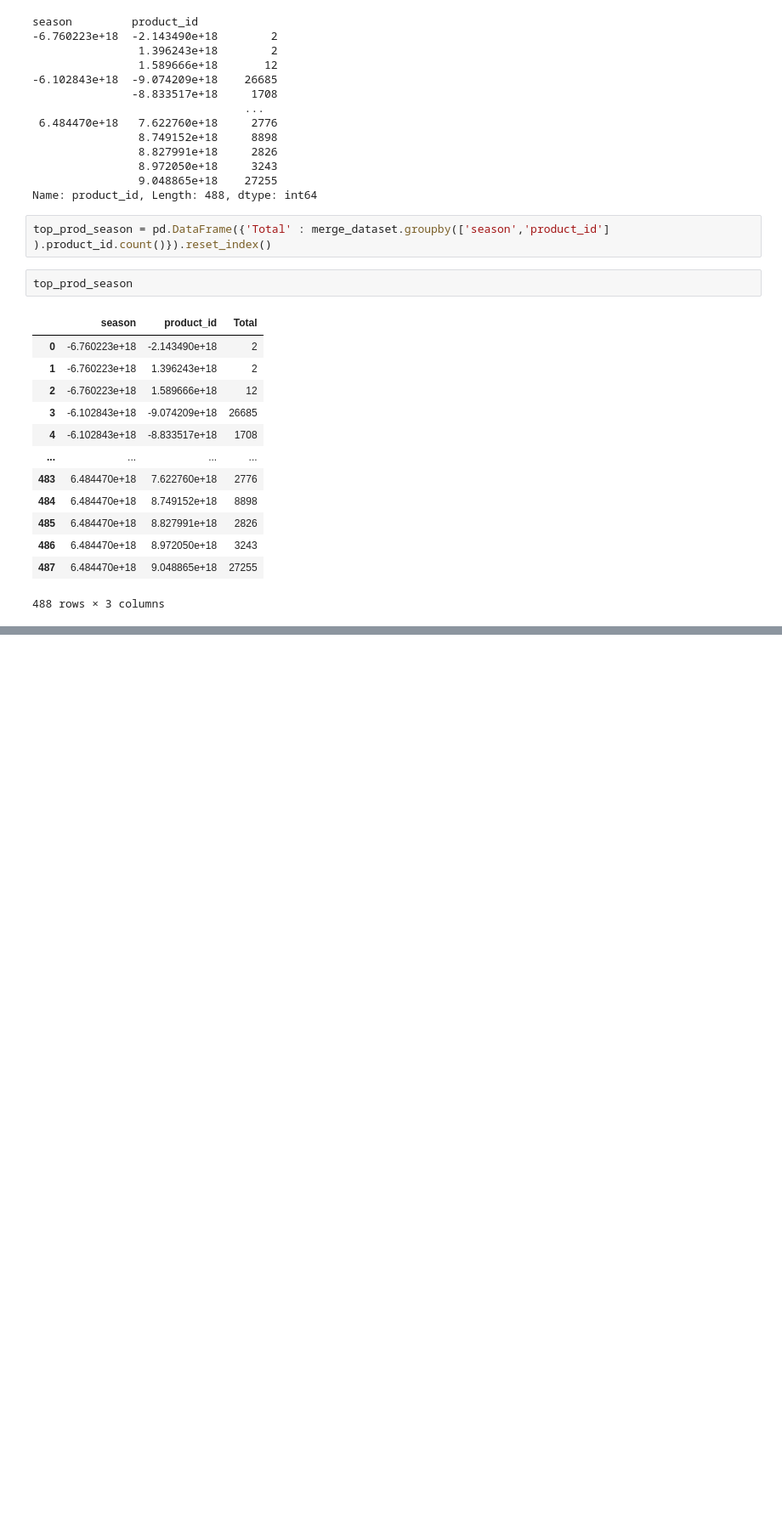
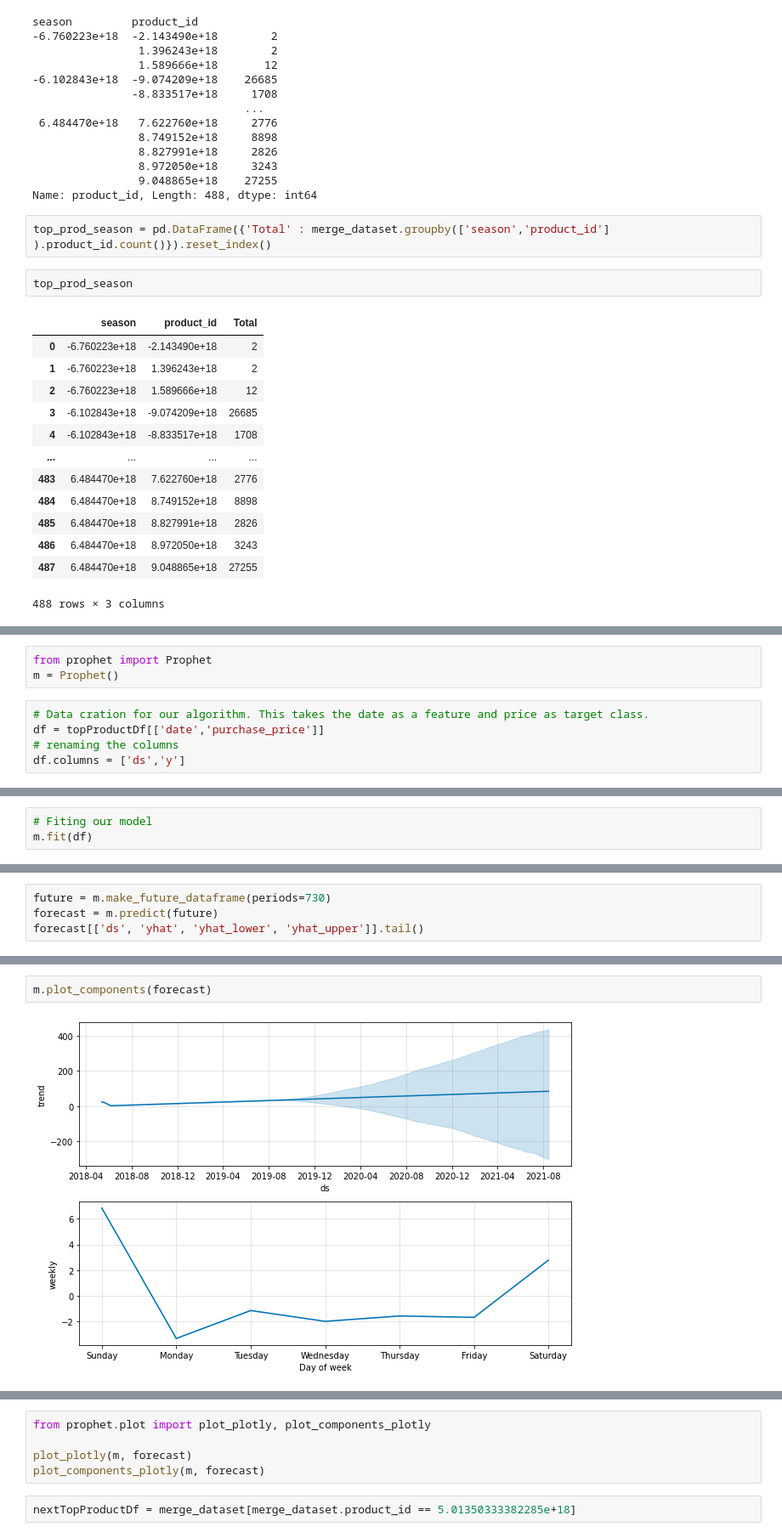
Before and after one commit to Aneruth/ProductSalesForecasting, a Jupyter notebook: Forecasting.ipynb, the cells around one changed output, grey strips where cells are left out. Shown at 85% size. Saved outputs shown, nothing was run; the diff lists cells and outputs as text; blank space fills up the shorter version.

Commit message:
New changes for forecasting

```diff
--- a/Forecasting.ipynb
+++ b/Forecasting.ipynb
@@ -479,0 +525,8 @@ Name: 487, dtype: float64
+# %%
+from prophet import Prophet
+m = Prophet()
+# %%
+# Data cration for our algorithm. This takes the date as a feature and price as target class.
+df = topProductDf[['date','purchase_price']]
+# renaming the columns
+df.columns = ['ds','y']
@@ -479,0 +549,3 @@ Name: 487, dtype: float64
+# %%
+# Fiting our model
+m.fit(df)
@@ -479,0 +574,4 @@ Name: 487, dtype: float64
+# %%
+future = m.make_future_dataframe(periods=730)
+forecast = m.predict(future)
+forecast[['ds', 'yhat', 'yhat_lower', 'yhat_upper']].tail()
@@ -479,0 +585,4 @@ Name: 487, dtype: float64
+# %%
+m.plot_components(forecast)
+# %% [output]
+[figure, added]
@@ -479,0 +590,7 @@ Name: 487, dtype: float64
+# %%
+from prophet.plot import plot_plotly, plot_components_plotly
+
+plot_plotly(m, forecast)
+plot_components_plotly(m, forecast)
+# %%
+nextTopProductDf = merge_dataset[merge_dataset.product_id == 5.01350333382285e+18]
```
Also changed, not shown: parts of 50 cells of this notebook.
